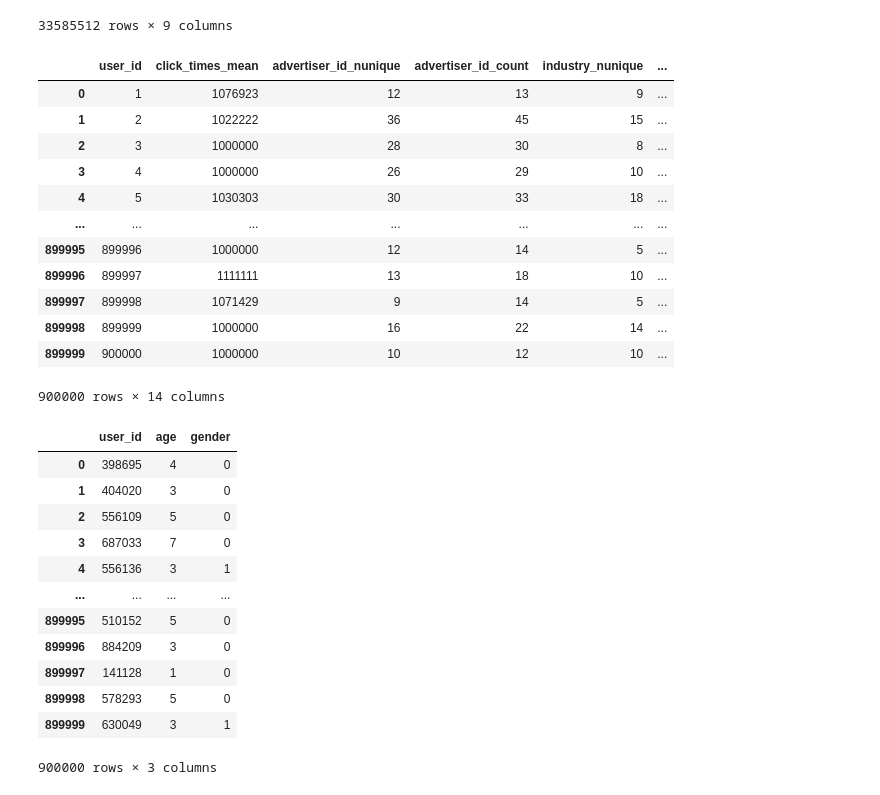
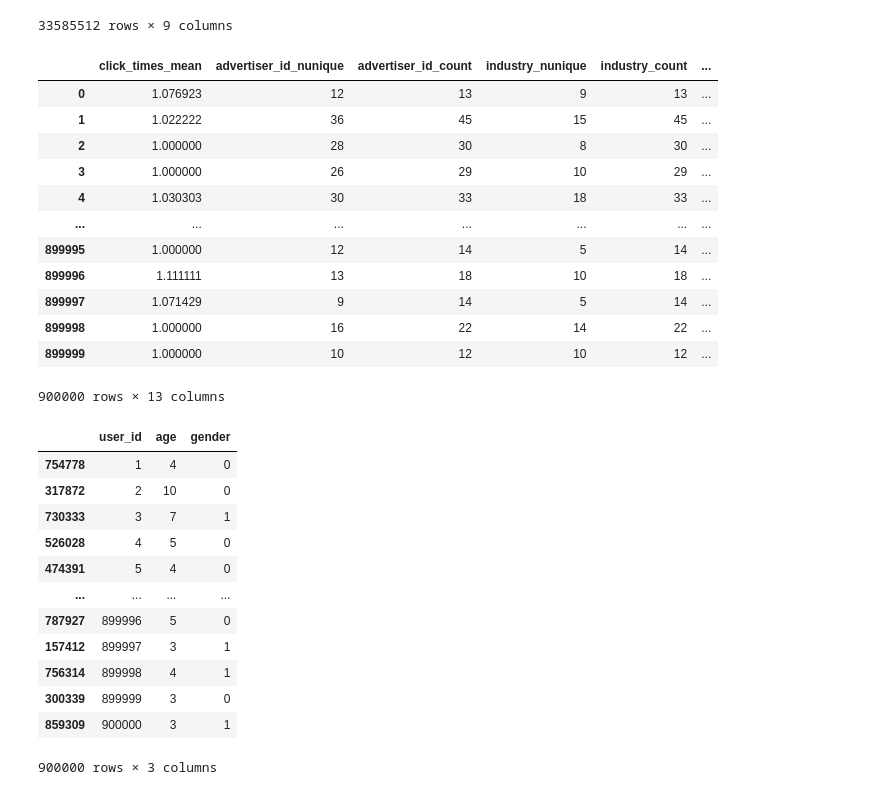
Before and after one commit to doutv/TXAdvertisementCompetition, a Jupyter notebook: version/data_preprocess.ipynb, the cells around one changed output. Drawn from its saved outputs; the diff is of its cells as text; code cells hidden in the pictures.

```diff
--- a/version/data_preprocess.ipynb
+++ b/version/data_preprocess.ipynb
@@ -57,57 +57,61 @@ predict_merged.to_csv("predict_merged.csv",index=False)
 | 33585511 | 4445720 | 3812202 | 39287 | 17 | 427 | 0 | 91 | 3312130 | ... |
 33585512 rows × 9 columns
 # %%
-train_merged=pd.read_csv('./train_merged.csv')
+import pandas as pd
+train_merged=pd.read_csv('train_merged.csv')
 df=train_merged
 agg_func={
     'click_times':['mean'],
     'advertiser_id':['nunique','count'],
     'industry':['nunique','count'],
     'time':['nunique','count'],
     'product_category':['nunique','count'],
     'product_id':['nunique','count'],
     'ad_id':['nunique','count'],
 }
 agg_df=df.groupby(['user_id']).agg(agg_func)
 agg_df.columns = ['_'.join(col).strip() for col in agg_df.columns.values]
 agg_df.reset_index(inplace=True)
-agg_df["click_times_mean"]*=1e6
-agg_df=agg_df.round(0).astype(int)
+# agg_df["click_times_mean"]*=1e6
+# agg_df=agg_df.round(0).astype(int)
+agg_df.pop("user_id")
 display(agg_df)
 agg_df.to_csv("agg.csv",index=False)
 # %% [output]
-|  | user_id | click_times_mean | advertiser_id_nunique | advertiser_id_count | industry_nunique | ... |
-| 0 | 1 | 1076923 | 12 | 13 | 9 | ... |
-| 1 | 2 | 1022222 | 36 | 45 | 15 | ... |
-| 2 | 3 | 1000000 | 28 | 30 | 8 | ... |
-| 3 | 4 | 1000000 | 26 | 29 | 10 | ... |
-| 4 | 5 | 1030303 | 30 | 33 | 18 | ... |
+|  | click_times_mean | advertiser_id_nunique | advertiser_id_count | industry_nunique | industry_count | ... |
+| 0 | 1.076923 | 12 | 13 | 9 | 13 | ... |
+| 1 | 1.022222 | 36 | 45 | 15 | 45 | ... |
+| 2 | 1.000000 | 28 | 30 | 8 | 30 | ... |
+| 3 | 1.000000 | 26 | 29 | 10 | 29 | ... |
+| 4 | 1.030303 | 30 | 33 | 18 | 33 | ... |
 | ... | ... | ... | ... | ... | ... | ... |
-| 899995 | 899996 | 1000000 | 12 | 14 | 5 | ... |
-| 899996 | 899997 | 1111111 | 13 | 18 | 10 | ... |
-| 899997 | 899998 | 1071429 | 9 | 14 | 5 | ... |
-| 899998 | 899999 | 1000000 | 16 | 22 | 14 | ... |
-| 899999 | 900000 | 1000000 | 10 | 12 | 10 | ... |
+| 899995 | 1.000000 | 12 | 14 | 5 | 14 | ... |
+| 899996 | 1.111111 | 13 | 18 | 10 | 18 | ... |
+| 899997 | 1.071429 | 9 | 14 | 5 | 14 | ... |
+| 899998 | 1.000000 | 16 | 22 | 14 | 22 | ... |
+| 899999 | 1.000000 | 10 | 12 | 10 | 12 | ... |
-900000 rows × 14 columns
+900000 rows × 13 columns
 # %%
+import pandas as pd
 df=pd.read_csv('train_merged.csv')
 user_info=df.drop_duplicates(subset='user_id',ignore_index=True)
 user_info=user_info.drop(columns=["creative_id", "ad_id", "product_id", "product_category", "advertiser_id", "industry", "time", "click_times"])
 user_info["gender"]-=1
 user_info.astype(int)
+user_info.sort_values(by=["user_id"],inplace=True)
 display(user_info)
 user_info.to_csv("user_info.csv",index=False)
 # %% [output]
 |  | user_id | age | gender |
-| 0 | 398695 | 4 | 0 |
-| 1 | 404020 | 3 | 0 |
-| 2 | 556109 | 5 | 0 |
-| 3 | 687033 | 7 | 0 |
-| 4 | 556136 | 3 | 1 |
+| 754778 | 1 | 4 | 0 |
+| 317872 | 2 | 10 | 0 |
+| 730333 | 3 | 7 | 1 |
+| 526028 | 4 | 5 | 0 |
+| 474391 | 5 | 4 | 0 |
 | ... | ... | ... | ... |
-| 899995 | 510152 | 5 | 0 |
-| 899996 | 884209 | 3 | 0 |
-| 899997 | 141128 | 1 | 0 |
-| 899998 | 578293 | 5 | 0 |
-| 899999 | 630049 | 3 | 1 |
+| 787927 | 899996 | 5 | 0 |
+| 157412 | 899997 | 3 | 1 |
+| 756314 | 899998 | 4 | 1 |
+| 300339 | 899999 | 3 | 0 |
+| 859309 | 900000 | 3 | 1 |
 900000 rows × 3 columns
```
Also changed, not shown: 2 other files.
